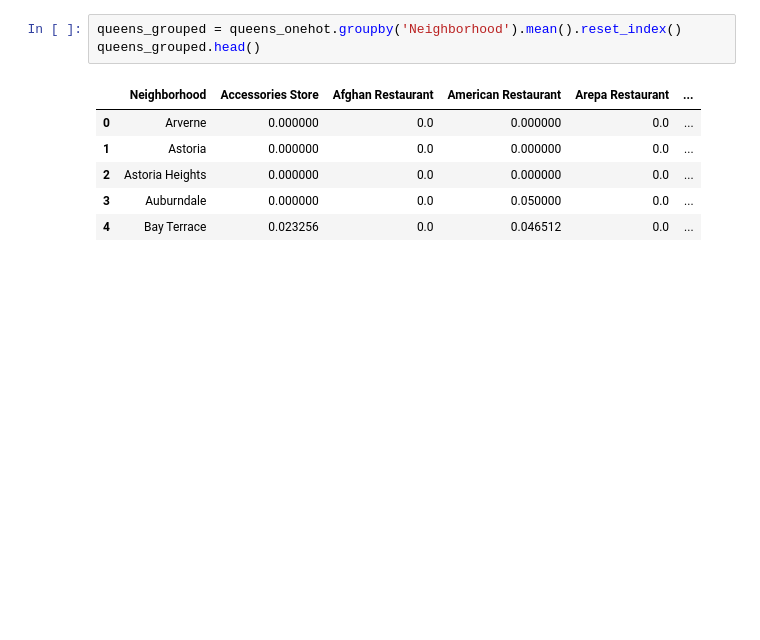
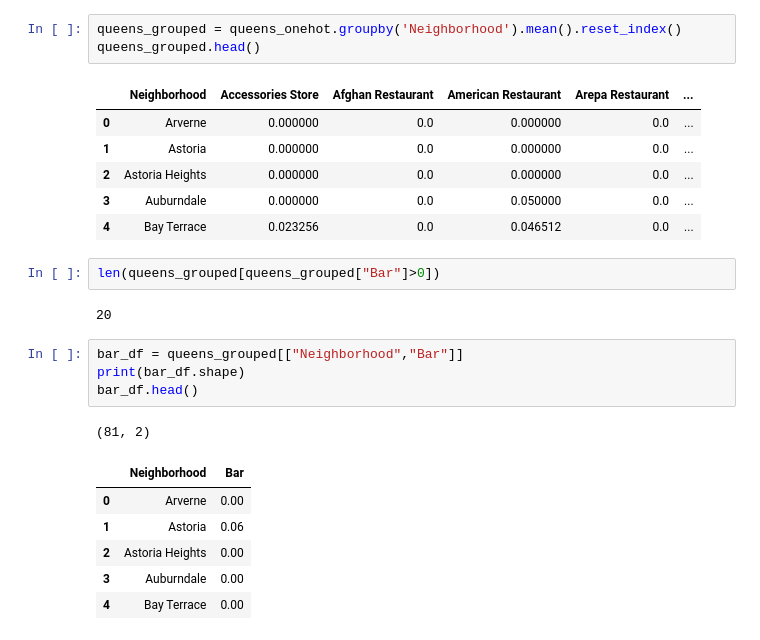
Before and after one commit to strange1120/battle-of-the-neighborhoods, a Jupyter notebook: battle-of-the-neighborhoods.ipynb, the cells around one changed output. Saved outputs shown, nothing was run; the diff lists cells and outputs as text; blank space fills up the shorter version.

```diff
--- a/battle-of-the-neighborhoods.ipynb
+++ b/battle-of-the-neighborhoods.ipynb
@@ -232,3 +232,19 @@ queens_grouped.head()
 | 2 | Astoria Heights | 0.000000 | 0.0 | 0.000000 | 0.0 | ... |
 | 3 | Auburndale | 0.000000 | 0.0 | 0.050000 | 0.0 | ... |
 | 4 | Bay Terrace | 0.023256 | 0.0 | 0.046512 | 0.0 | ... |
+# %%
+len(queens_grouped[queens_grouped["Bar"]>0])
+# %% [output]
+20
+# %%
+bar_df = queens_grouped[["Neighborhood","Bar"]]
+print(bar_df.shape)
+bar_df.head()
+# %% [output]
+(81, 2)
+|  | Neighborhood | Bar |
+| 0 | Arverne | 0.00 |
+| 1 | Astoria | 0.06 |
+| 2 | Astoria Heights | 0.00 |
+| 3 | Auburndale | 0.00 |
+| 4 | Bay Terrace | 0.00 |
```
Also changed, not shown: parts of 2 cells of this notebook.
